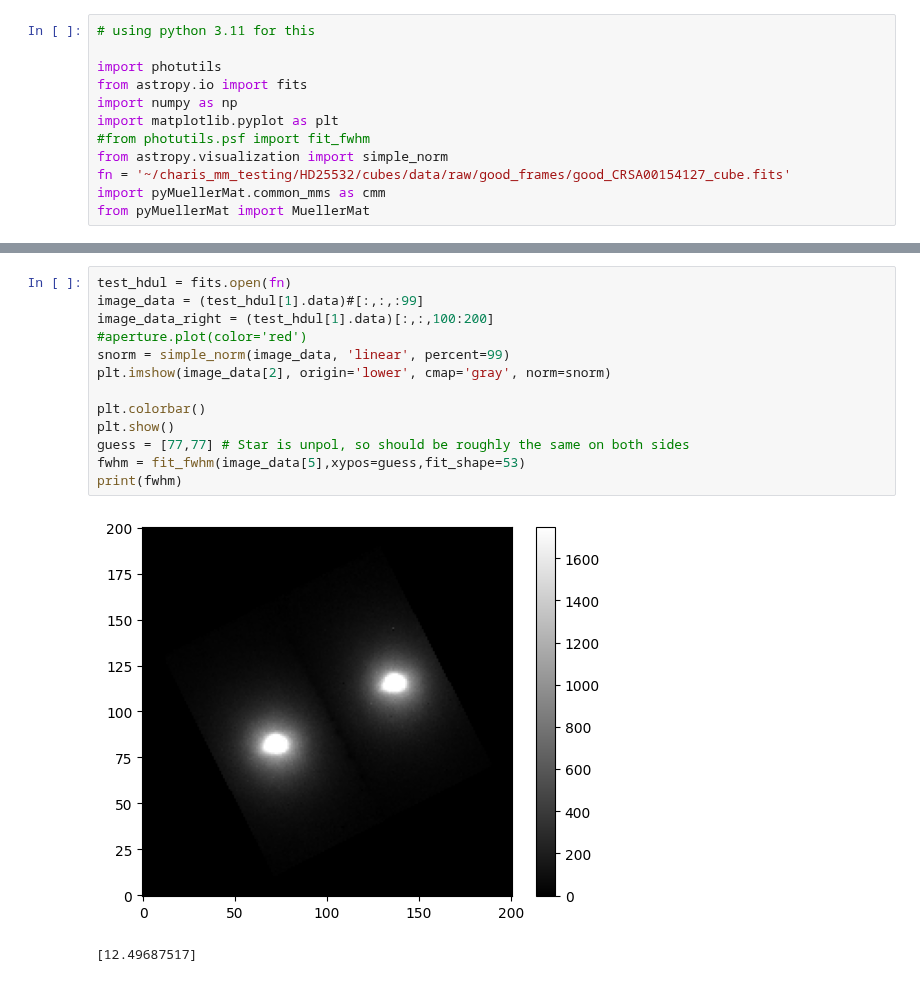
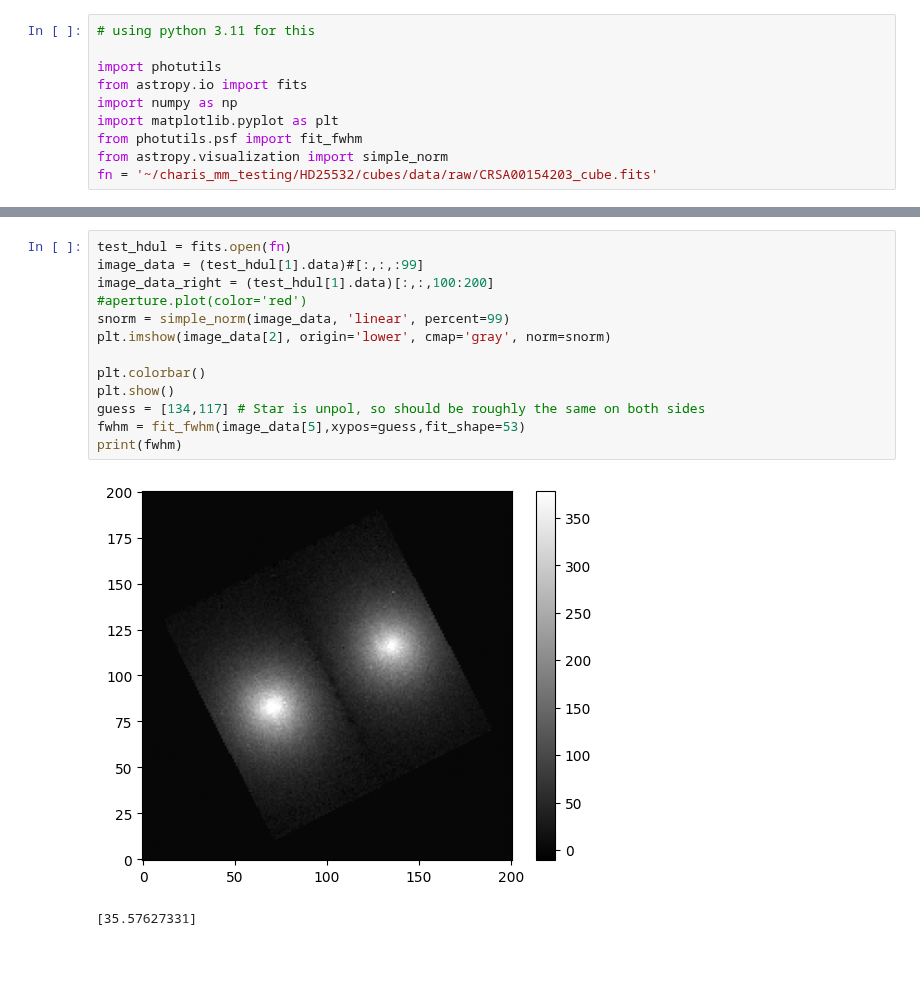
Before and after one commit to UCSB-Exoplanet-Polarimetry-Lab/pyPolCal, a Jupyter notebook: vampires_calibration/CHARIS/development_notebooks/fit_fwhm.ipynb, the cells around one changed output, grey strips where cells are left out. Cells and saved outputs as stored; diff of their text form.

Commit message:
fit fwhm minor changes

```diff
--- a/vampires_calibration/CHARIS/development_notebooks/fit_fwhm.ipynb
+++ b/vampires_calibration/CHARIS/development_notebooks/fit_fwhm.ipynb
@@ -5,8 +5,6 @@ import photutils
 from astropy.io import fits
 import numpy as np
 import matplotlib.pyplot as plt
-#from photutils.psf import fit_fwhm
+from photutils.psf import fit_fwhm
 from astropy.visualization import simple_norm
-fn = '~/charis_mm_testing/HD25532/cubes/data/raw/good_frames/good_CRSA00154127_cube.fits'
-import pyMuellerMat.common_mms as cmm
-from pyMuellerMat import MuellerMat
+fn = '~/charis_mm_testing/HD25532/cubes/data/raw/CRSA00154203_cube.fits'
@@ -25,16 +11,16 @@ print(m1)
 # %%
 test_hdul = fits.open(fn)
 image_data = (test_hdul[1].data)#[:,:,:99]
 image_data_right = (test_hdul[1].data)[:,:,100:200]
 #aperture.plot(color='red')
 snorm = simple_norm(image_data, 'linear', percent=99)
 plt.imshow(image_data[2], origin='lower', cmap='gray', norm=snorm)
 
 plt.colorbar()
 plt.show()
-guess = [77,77] # Star is unpol, so should be roughly the same on both sides
+guess = [134,117] # Star is unpol, so should be roughly the same on both sides
 fwhm = fit_fwhm(image_data[5],xypos=guess,fit_shape=53)
 print(fwhm)
 # %% [output]
-[figure, old version]
+[figure, new version]
-[12.49687517]
+[35.57627331]
```
Also changed, not shown: parts of 1 cell of this notebook.
